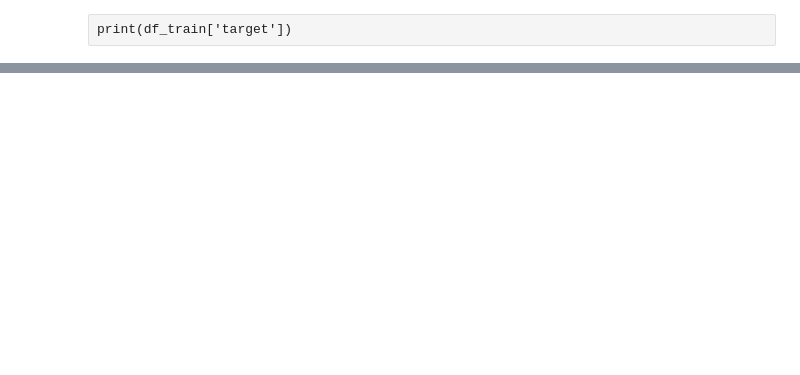
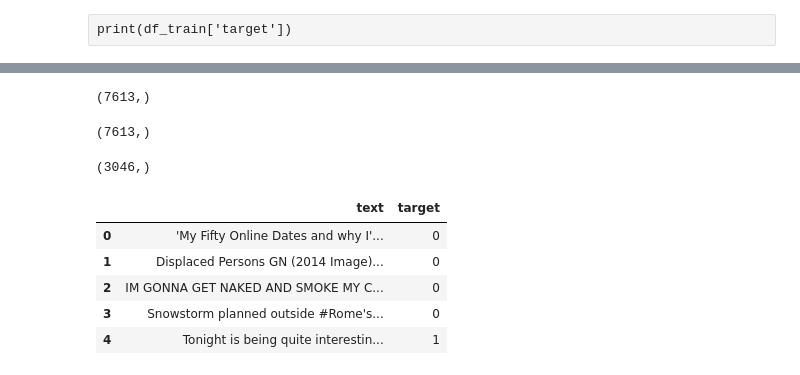
Before and after one commit to p3p31v/NLP-with-Disaster-Tweets, a Jupyter notebook: notebooks/NLP.ipynb, the cells around one changed output, grey strips where cells are left out. Drawn from its saved outputs; the diff is of its cells as text; code cells hidden in the pictures; blank space fills up the shorter version.

Commit message:
Test and Train variables created. Punctuation deletion

```diff
--- a/notebooks/NLP.ipynb
+++ b/notebooks/NLP.ipynb
@@ -186,0 +213,34 @@ print(df_train['target'])
+# %%
+y=df_train['target'].values
+y.shape
+# %% [output]
+(7613,)
+# %%
+x=df_train['text'].values
+x.shape
+# %% [output]
+(7613,)
+# %%
+(x_train,x_test,y_train,y_test)=train_test_split(x,y,test_size=0.4)
+x_train.shape
+y_train.shape
+x_test.shape
+y_test.shape
+# %% [output]
+(3046,)
+# %%
+df1=pd.DataFrame(x_train)
+df1=df1.rename(columns={0:'text'})
+# %%
+df2=pd.DataFrame(y_train)
+df2=df2.rename(columns={0:'target'})
+df_df2=pd.concat([df1,df2],axis=1)
+# %%
+df_df2.head()
+# %% [output]
+|  | text | target |
+| 0 | 'My Fifty Online Dates and why I'... | 0 |
+| 1 | Displaced Persons GN (2014 Image)... | 0 |
+| 2 | IM GONNA GET NAKED AND SMOKE MY C... | 0 |
+| 3 | Snowstorm planned outside #Rome's... | 0 |
+| 4 | Tonight is being quite interestin... | 1 |
```
Also changed, not shown: parts of 15 cells of this notebook.
